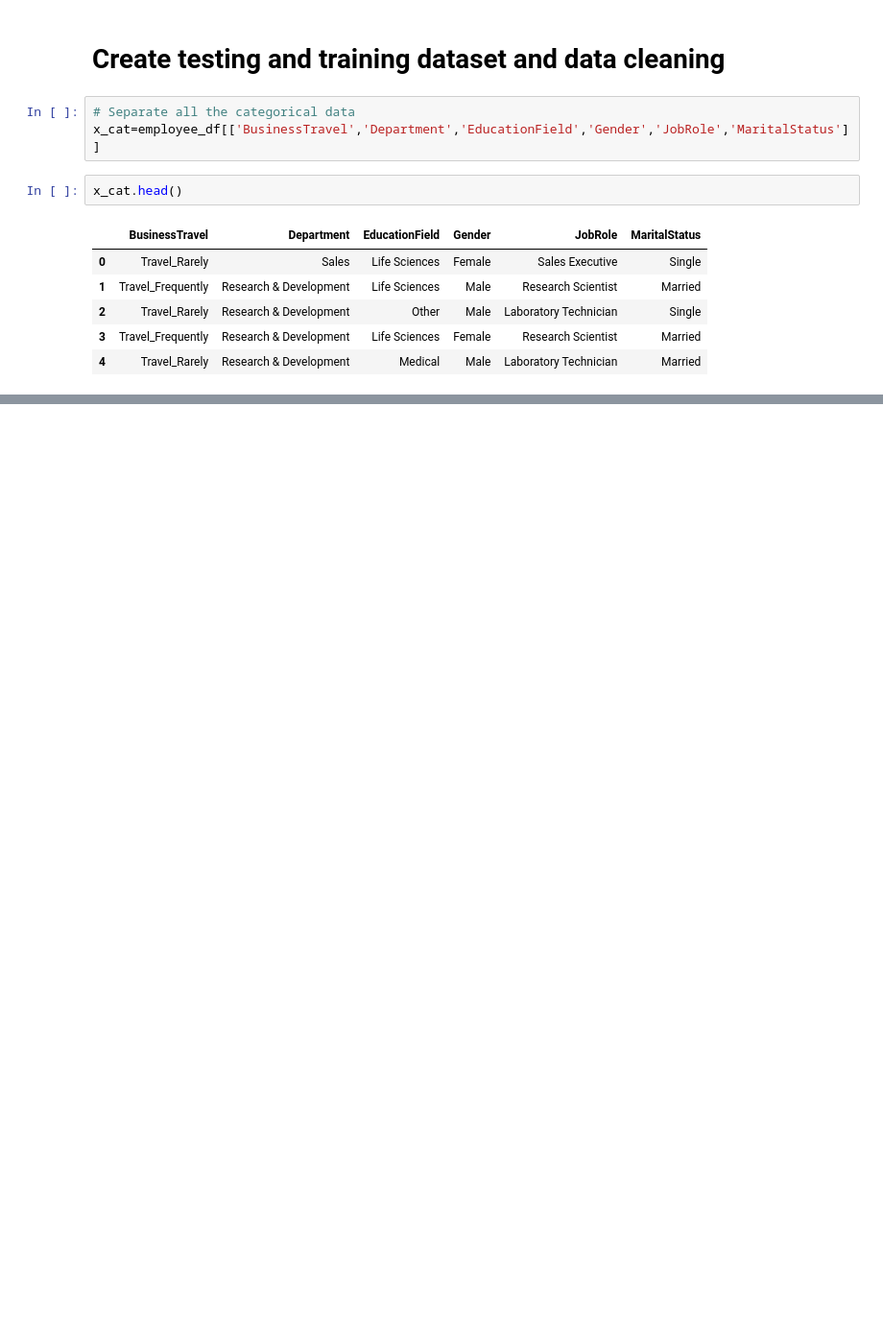
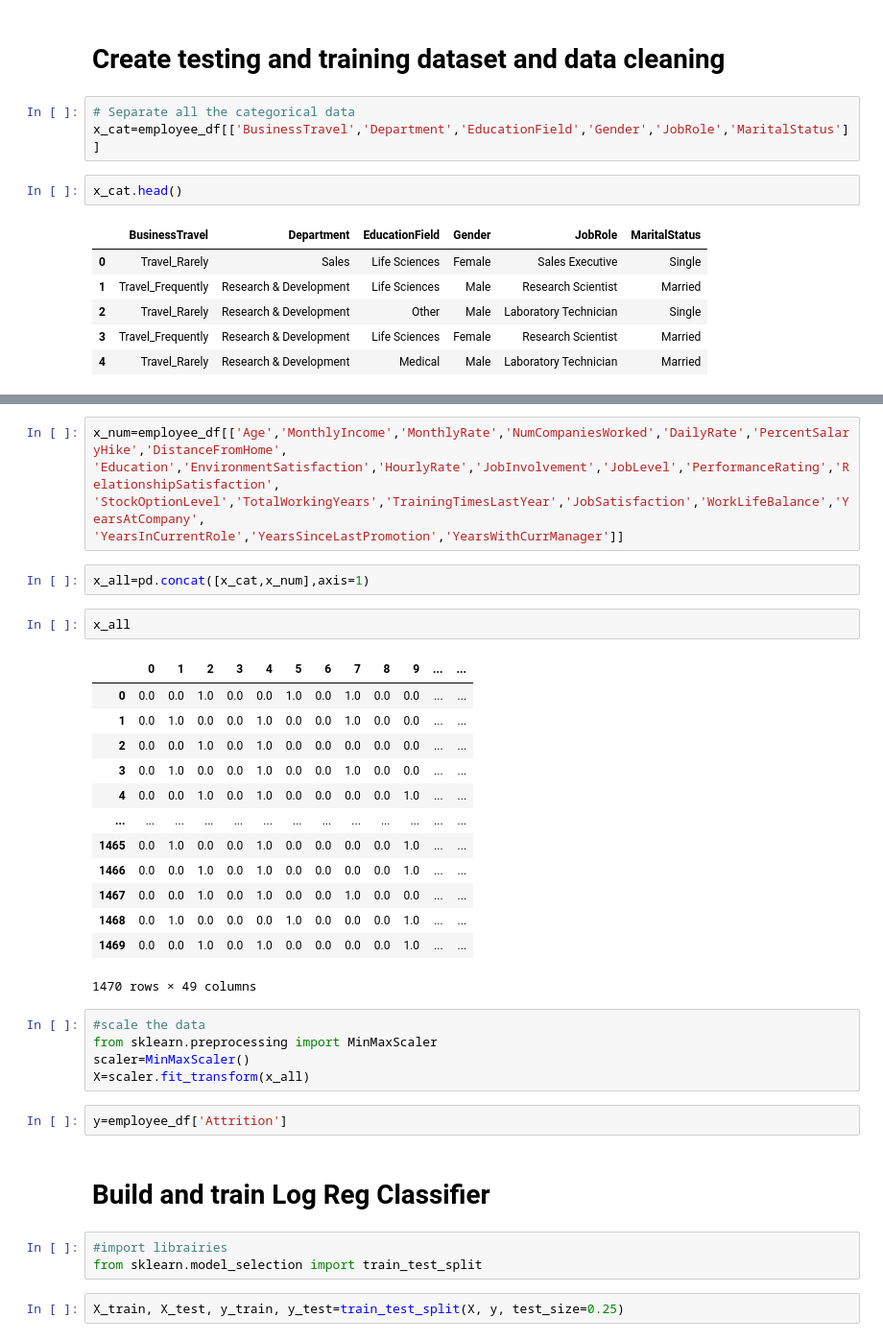
Before and after one commit to alby007100/DatAnalysis_python, a Jupyter notebook: Human Resoources Analysis.ipynb, the cells around one changed output, grey strips where cells are left out. Shown at 96% size. Drawn from its saved outputs; the diff is of its cells as text; blank space fills up the shorter version.

```diff
--- a/Human Resoources Analysis.ipynb
+++ b/Human Resoources Analysis.ipynb
@@ -180,0 +213,37 @@ x_cat.head()
+# %%
+x_num=employee_df[['Age','MonthlyIncome','MonthlyRate','NumCompaniesWorked','DailyRate','PercentSalaryHike','DistanceFromHome',
+'Education','EnvironmentSatisfaction','HourlyRate','JobInvolvement','JobLevel','PerformanceRating','RelationshipSatisfaction',
+'StockOptionLevel','TotalWorkingYears','TrainingTimesLastYear','JobSatisfaction','WorkLifeBalance','YearsAtCompany',
+'YearsInCurrentRole','YearsSinceLastPromotion','YearsWithCurrManager']]
+# %%
+x_all=pd.concat([x_cat,x_num],axis=1)
+# %%
+x_all
+# %% [output]
+|  | 0 | 1 | 2 | 3 | 4 | 5 | 6 | 7 | 8 | 9 | ... | ... |
+| 0 | 0.0 | 0.0 | 1.0 | 0.0 | 0.0 | 1.0 | 0.0 | 1.0 | 0.0 | 0.0 | ... | ... |
+| 1 | 0.0 | 1.0 | 0.0 | 0.0 | 1.0 | 0.0 | 0.0 | 1.0 | 0.0 | 0.0 | ... | ... |
+| 2 | 0.0 | 0.0 | 1.0 | 0.0 | 1.0 | 0.0 | 0.0 | 0.0 | 0.0 | 0.0 | ... | ... |
+| 3 | 0.0 | 1.0 | 0.0 | 0.0 | 1.0 | 0.0 | 0.0 | 1.0 | 0.0 | 0.0 | ... | ... |
+| 4 | 0.0 | 0.0 | 1.0 | 0.0 | 1.0 | 0.0 | 0.0 | 0.0 | 0.0 | 1.0 | ... | ... |
+| ... | ... | ... | ... | ... | ... | ... | ... | ... | ... | ... | ... | ... |
+| 1465 | 0.0 | 1.0 | 0.0 | 0.0 | 1.0 | 0.0 | 0.0 | 0.0 | 0.0 | 1.0 | ... | ... |
+| 1466 | 0.0 | 0.0 | 1.0 | 0.0 | 1.0 | 0.0 | 0.0 | 0.0 | 0.0 | 1.0 | ... | ... |
+| 1467 | 0.0 | 0.0 | 1.0 | 0.0 | 1.0 | 0.0 | 0.0 | 1.0 | 0.0 | 0.0 | ... | ... |
+| 1468 | 0.0 | 1.0 | 0.0 | 0.0 | 0.0 | 1.0 | 0.0 | 0.0 | 0.0 | 1.0 | ... | ... |
+| 1469 | 0.0 | 0.0 | 1.0 | 0.0 | 1.0 | 0.0 | 0.0 | 0.0 | 0.0 | 1.0 | ... | ... |
+1470 rows × 49 columns
+# %%
+#scale the data
+from sklearn.preprocessing import MinMaxScaler
+scaler=MinMaxScaler()
+X=scaler.fit_transform(x_all)
+# %%
+y=employee_df['Attrition']
+# %% [markdown]
+# Build and train Log Reg Classifier
+# %%
+#import librairies
+from sklearn.model_selection import train_test_split
+# %%
+X_train, X_test, y_train, y_test=train_test_split(X, y, test_size=0.25)
```
Also changed, not shown: parts of 19 cells of this notebook.
